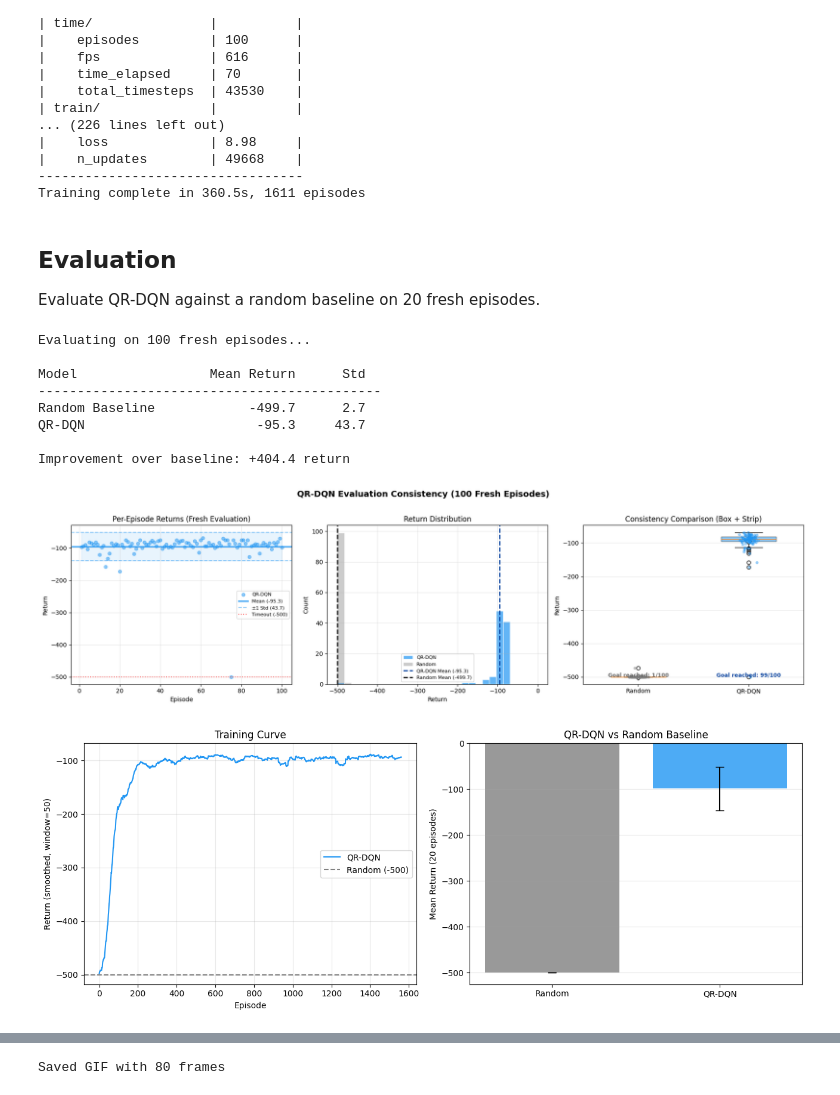
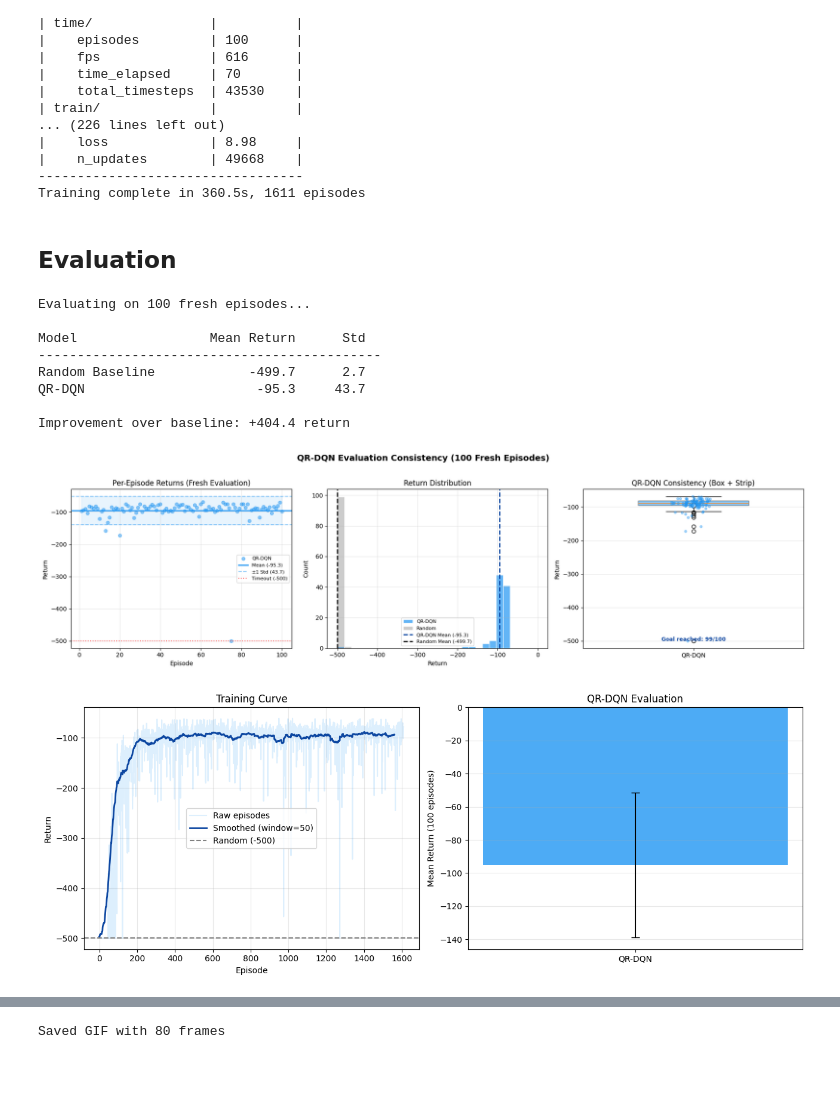
Before and after one commit to FrankVanDerVelde/master_applied-artificial_intelligence, a Jupyter notebook: methoden_en_technieken/datapunt_6/Opdracht datapunt 3b M&T.ipynb, the cells around one changed output, grey strips where cells are left out. Cells and saved outputs as stored; diff of their text form; code cells hidden in the pictures.

```diff
--- a/methoden_en_technieken/datapunt_6/Opdracht datapunt 3b M&T.ipynb
+++ b/methoden_en_technieken/datapunt_6/Opdracht datapunt 3b M&T.ipynb
@@ -478,6 +467,4 @@ Training QR-DQN (sb3-contrib)...
 Training complete in 360.5s, 1611 episodes
 # %% [markdown]
 ## Evaluation
-
-Evaluate QR-DQN against a random baseline on 20 fresh episodes.
 # %%
@@ -560,70 +547,63 @@ ax.set_title("Return Distribution")
 ax.legend(fontsize=8)
 ax.grid(True, alpha=0.3)
 
-# 3) Box + strip plot — shows median, quartiles, and outliers side by side
+# 3) Box + strip plot — shows only QR-DQN consistency
 ax = axes[2]
-data = [rand_returns, qrdqn_returns]
-labels = ["Random", "QR-DQN"]
-colors_box = ["gray", "#2196F3"]
+data = [qrdqn_returns]
+labels = ["QR-DQN"]
+colors_box = ["#2196F3"]
 bp = ax.boxplot(data, labels=labels, patch_artist=True, widths=0.5, showmeans=True,
                 meanprops=dict(marker="D", markerfacecolor="white", markeredgecolor="black", markersize=7))
 for patch, color in zip(bp["boxes"], colors_box):
     patch.set_facecolor(color)
     patch.set_alpha(0.5)
 # Overlay individual points (jittered)
-for i, (d, c) in enumerate(zip(data, colors_box)):
-    jitter = np.random.normal(0, 0.04, size=len(d))
-    ax.scatter(np.full(len(d), i + 1) + jitter, d, alpha=0.4, s=15, color=c, zorder=3)
+jitter = np.random.normal(0, 0.04, size=len(qrdqn_returns))
+ax.scatter(np.full(len(qrdqn_returns), 1) + jitter, qrdqn_returns, alpha=0.4, s=15, color="#2196F3", zorder=3)
 ax.set_ylabel("Return")
-ax.set_title("Consistency Comparison (Box + Strip)")
+ax.set_title("QR-DQN Consistency (Box + Strip)")
 ax.grid(True, alpha=0.3, axis="y")
 
-# Success rate annotation (episodes that didn't timeout at -500)
+# Success rate annotation
 qrdqn_success = sum(1 for r in qrdqn_returns if r > -500)
-rand_success = sum(1 for r in rand_returns if r > -500)
-ax.annotate(f"Goal reached: {qrdqn_success}/{len(qrdqn_returns)}", xy=(2, min(qrdqn_returns)),
+ax.annotate(f"Goal reached: {qrdqn_success}/{len(qrdqn_returns)}", xy=(1, min(qrdqn_returns)),
             fontsize=9, ha="center", color="#0D47A1", fontweight="bold")
-ax.annotate(f"Goal reached: {rand_success}/{len(rand_returns)}", xy=(1, min(rand_returns)),
-            fontsize=9, ha="center", color="dimgray", fontweight="bold")
 
 plt.suptitle("QR-DQN Evaluation Consistency (100 Fresh Episodes)", fontsize=14, fontweight="bold", y=1.02)
 plt.tight_layout()
 plt.savefig("qrdqn_consistency.png", dpi=150, bbox_inches='tight')
 plt.show()
 # %% [output]
-[figure, old version]
+[figure, new version]
 # %%
 def smooth(rewards, window=50):
     return np.convolve(rewards, np.ones(window)/window, mode='valid')
 
 fig, axes = plt.subplots(1, 2, figsize=(13, 5))
 
 # Training curve
 ax = axes[0]
-ax.plot(smooth(qrdqn_rewards), label="QR-DQN", color="#2196F3")
+ax.plot(qrdqn_rewards, alpha=0.15, color="#2196F3", label="Raw episodes")
+ax.plot(smooth(qrdqn_rewards), label="Smoothed (window=50)", color="#0D47A1", linewidth=2)
 ax.axhline(y=rand_mean, color='gray', linestyle='--', label=f"Random ({rand_mean:.0f})")
 ax.set_xlabel("Episode")
-ax.set_ylabel("Return (smoothed, window=50)")
+ax.set_ylabel("Return")
 ax.set_title("Training Curve")
 ax.legend()
 ax.grid(True, alpha=0.3)
 
 # Final evaluation
 ax = axes[1]
-models = ["Random", "QR-DQN"]
-means = [rand_mean, qrdqn_mean]
-stds = [rand_std, qrdqn_std]
-colors = ["gray", "#2196F3"]
-ax.bar(models, means, yerr=stds, capsize=5, color=colors, alpha=0.8)
-ax.set_ylabel("Mean Return (20 episodes)")
-ax.set_title("QR-DQN vs Random Baseline")
+ax.bar(["QR-DQN"], [qrdqn_mean], yerr=[qrdqn_std], capsize=5, color=["#2196F3"], alpha=0.8)
+ax.set_ylabel("Mean Return (100 episodes)")
+ax.set_title("QR-DQN Evaluation")
 ax.grid(True, alpha=0.3, axis='y')
 
 plt.tight_layout()
 plt.savefig("qrdqn_evaluation.png", dpi=150, bbox_inches='tight')
 plt.show()
 # %% [output]
-[figure, old version]
+[figure, new version]
 # %% [markdown]
 ## Analysis of results
 
```
Also changed, not shown: parts of 18 cells of this notebook, 5 other files.
